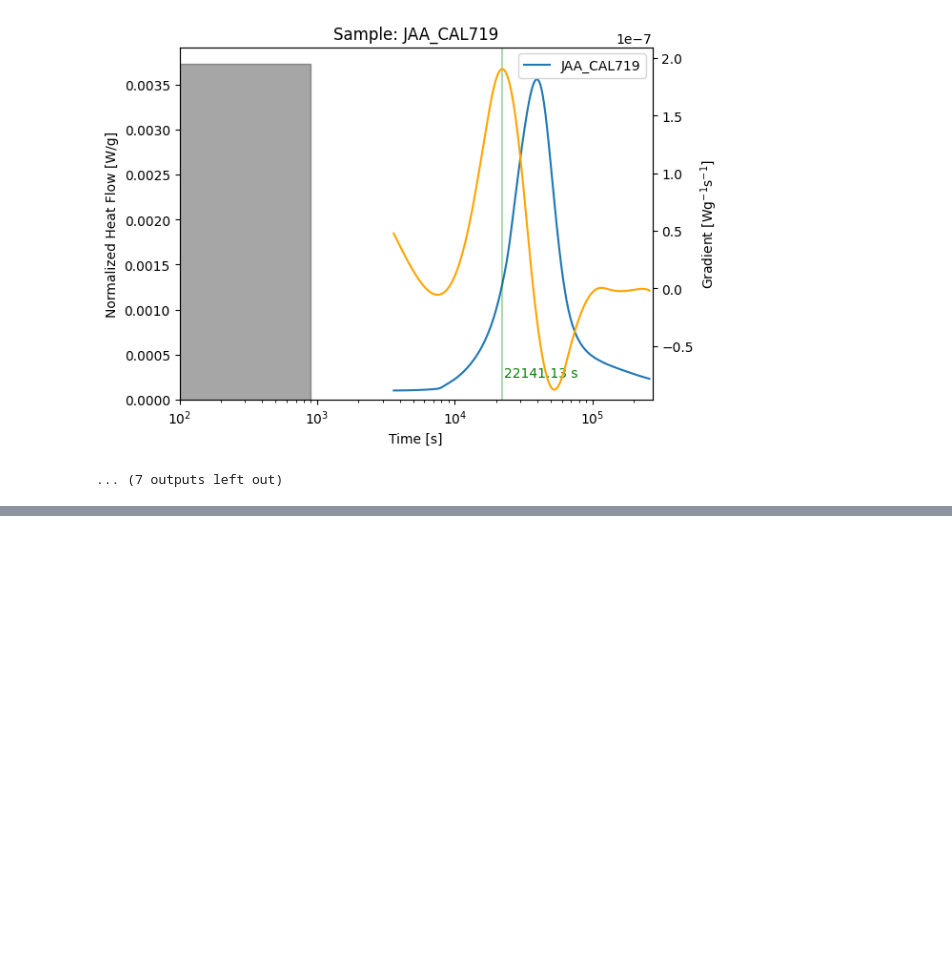
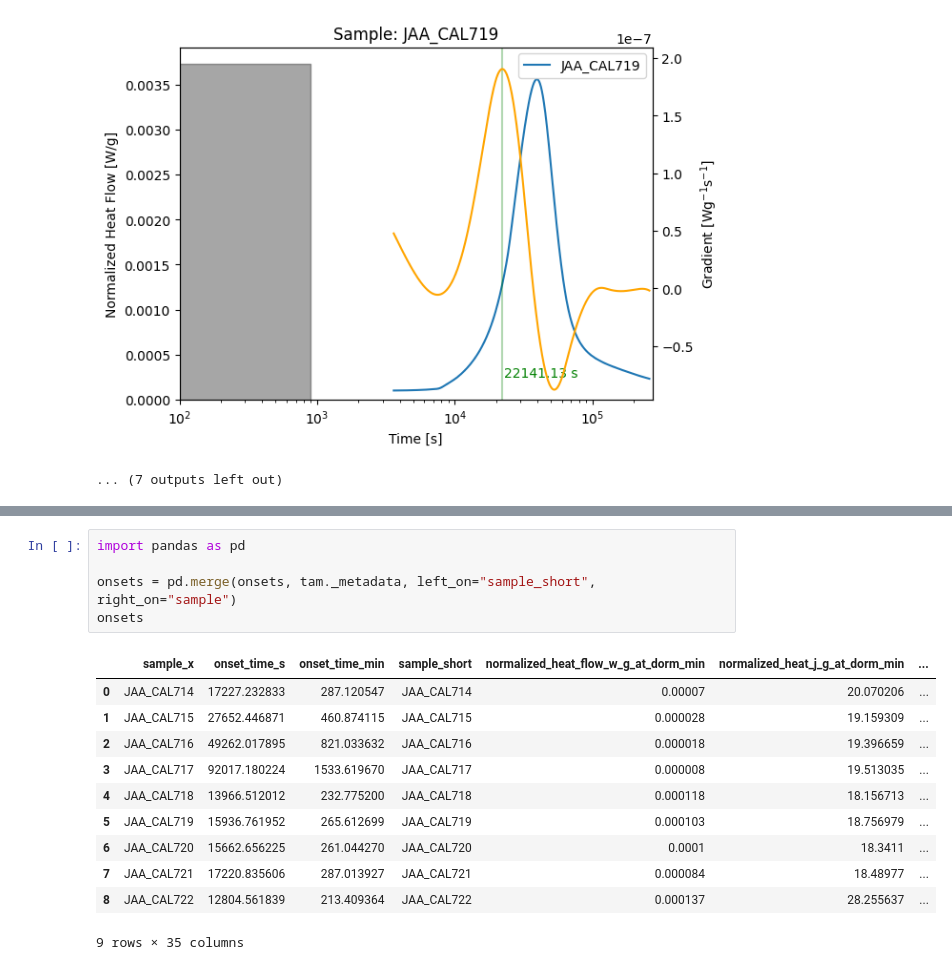
Before and after one commit to tgaedt/workshop_uv, a Jupyter notebook: notebooks/3_calocem.ipynb, the cells around one changed output, grey strips where cells are left out. Drawn from its saved outputs; the diff is of its cells as text; blank space fills up the shorter version.

```diff
--- a/notebooks/3_calocem.ipynb
+++ b/notebooks/3_calocem.ipynb
@@ -101,0 +104,17 @@ time_discarded_s 900
+# %%
+import pandas as pd
+
+onsets = pd.merge(onsets, tam._metadata, left_on="sample_short", right_on="sample")
+onsets
+# %% [output]
+|  | sample_x | onset_time_s | onset_time_min | sample_short | normalized_heat_flow_w_g_at_dorm_min | normalized_heat_j_g_at_dorm_min | ... |
+| 0 | JAA_CAL714 | 17227.232833 | 287.120547 | JAA_CAL714 | 0.00007 | 20.070206 | ... |
+| 1 | JAA_CAL715 | 27652.446871 | 460.874115 | JAA_CAL715 | 0.000028 | 19.159309 | ... |
+| 2 | JAA_CAL716 | 49262.017895 | 821.033632 | JAA_CAL716 | 0.000018 | 19.396659 | ... |
+| 3 | JAA_CAL717 | 92017.180224 | 1533.619670 | JAA_CAL717 | 0.000008 | 19.513035 | ... |
+| 4 | JAA_CAL718 | 13966.512012 | 232.775200 | JAA_CAL718 | 0.000118 | 18.156713 | ... |
+| 5 | JAA_CAL719 | 15936.761952 | 265.612699 | JAA_CAL719 | 0.000103 | 18.756979 | ... |
+| 6 | JAA_CAL720 | 15662.656225 | 261.044270 | JAA_CAL720 | 0.0001 | 18.3411 | ... |
+| 7 | JAA_CAL721 | 17220.835606 | 287.013927 | JAA_CAL721 | 0.000084 | 18.48977 | ... |
+| 8 | JAA_CAL722 | 12804.561839 | 213.409364 | JAA_CAL722 | 0.000137 | 28.255637 | ... |
+9 rows × 35 columns
```
Also changed, not shown: parts of 5 cells of this notebook.
